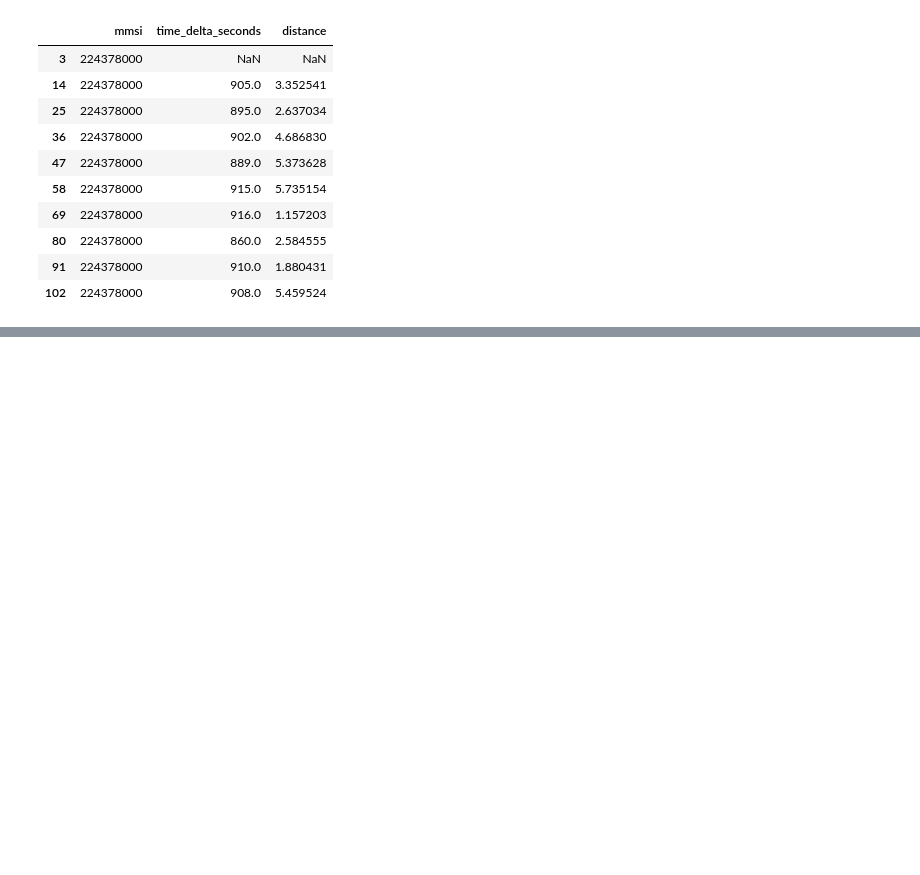
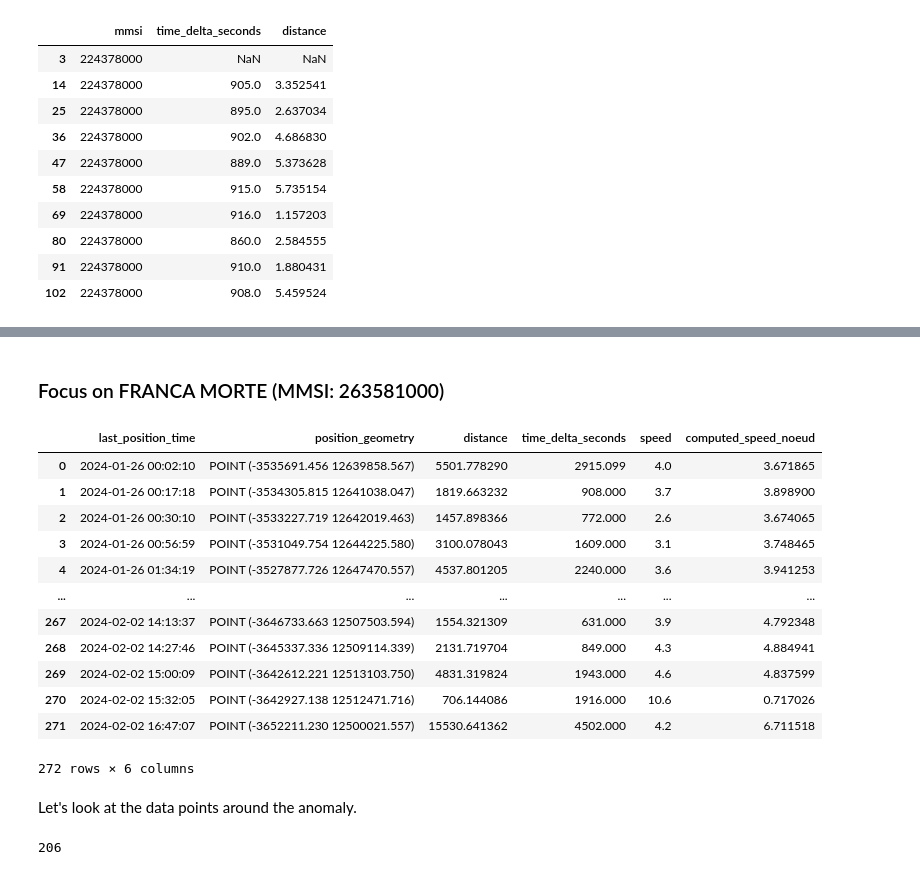
Before and after one commit to dataforgoodfr/12_bloom, a Jupyter notebook: data_analysis/notebooks/playground.ipynb, the cells around one changed output, grey strips where cells are left out. Drawn from its saved outputs; the diff is of its cells as text; code cells hidden in the pictures; blank space fills up the shorter version.

```diff
--- a/data_analysis/notebooks/playground.ipynb
+++ b/data_analysis/notebooks/playground.ipynb
@@ -149,0 +236,28 @@ spire_positions_df.sort_values(["mmsi", "last_position_time"])[["mmsi", "time_de
+# %% [markdown]
+### Focus on FRANCA MORTE (MMSI: 263581000)
+# %%
+franca_morte_selector = spire_positions_df["mmsi"] == "263581000"
+# %%
+franca_morte_df = spire_positions_df[franca_morte_selector].sort_values("last_position_time")[["last_position_time", "position_geometry", "distance", "time_delta_seconds", "speed", "computed_speed_noeud"]].reset_index(drop=True)
+# %%
+franca_morte_df
+# %% [output]
+|  | last_position_time | position_geometry | distance | time_delta_seconds | speed | computed_speed_noeud |
+| 0 | 2024-01-26 00:02:10 | POINT (-3535691.456 12639858.567) | 5501.778290 | 2915.099 | 4.0 | 3.671865 |
+| 1 | 2024-01-26 00:17:18 | POINT (-3534305.815 12641038.047) | 1819.663232 | 908.000 | 3.7 | 3.898900 |
+| 2 | 2024-01-26 00:30:10 | POINT (-3533227.719 12642019.463) | 1457.898366 | 772.000 | 2.6 | 3.674065 |
+| 3 | 2024-01-26 00:56:59 | POINT (-3531049.754 12644225.580) | 3100.078043 | 1609.000 | 3.1 | 3.748465 |
+| 4 | 2024-01-26 01:34:19 | POINT (-3527877.726 12647470.557) | 4537.801205 | 2240.000 | 3.6 | 3.941253 |
+| ... | ... | ... | ... | ... | ... | ... |
+| 267 | 2024-02-02 14:13:37 | POINT (-3646733.663 12507503.594) | 1554.321309 | 631.000 | 3.9 | 4.792348 |
+| 268 | 2024-02-02 14:27:46 | POINT (-3645337.336 12509114.339) | 2131.719704 | 849.000 | 4.3 | 4.884941 |
+| 269 | 2024-02-02 15:00:09 | POINT (-3642612.221 12513103.750) | 4831.319824 | 1943.000 | 4.6 | 4.837599 |
+| 270 | 2024-02-02 15:32:05 | POINT (-3642927.138 12512471.716) | 706.144086 | 1916.000 | 10.6 | 0.717026 |
+| 271 | 2024-02-02 16:47:07 | POINT (-3652211.230 12500021.557) | 15530.641362 | 4502.000 | 4.2 | 6.711518 |
+272 rows × 6 columns
+# %% [markdown]
+Let's look at the data points around the anomaly.
+# %%
+franca_morte_df["computed_speed_noeud"].argmax()
+# %% [output]
+206
```
Also changed, not shown: parts of 26 cells of this notebook.
